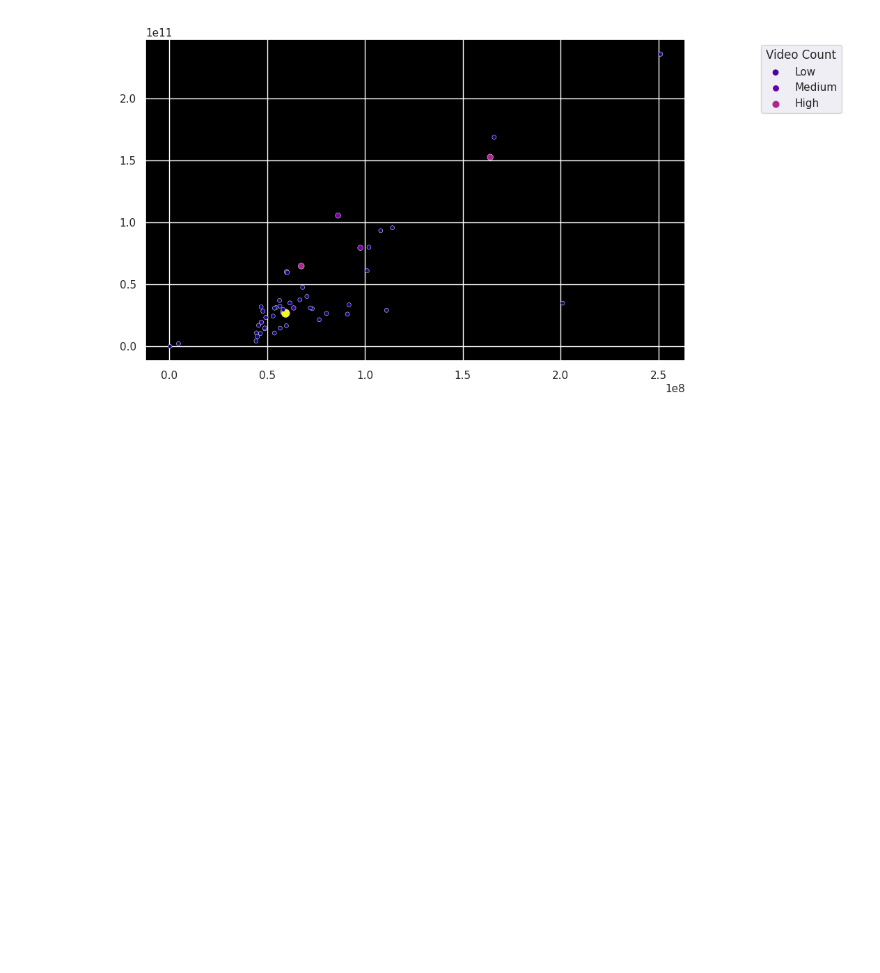
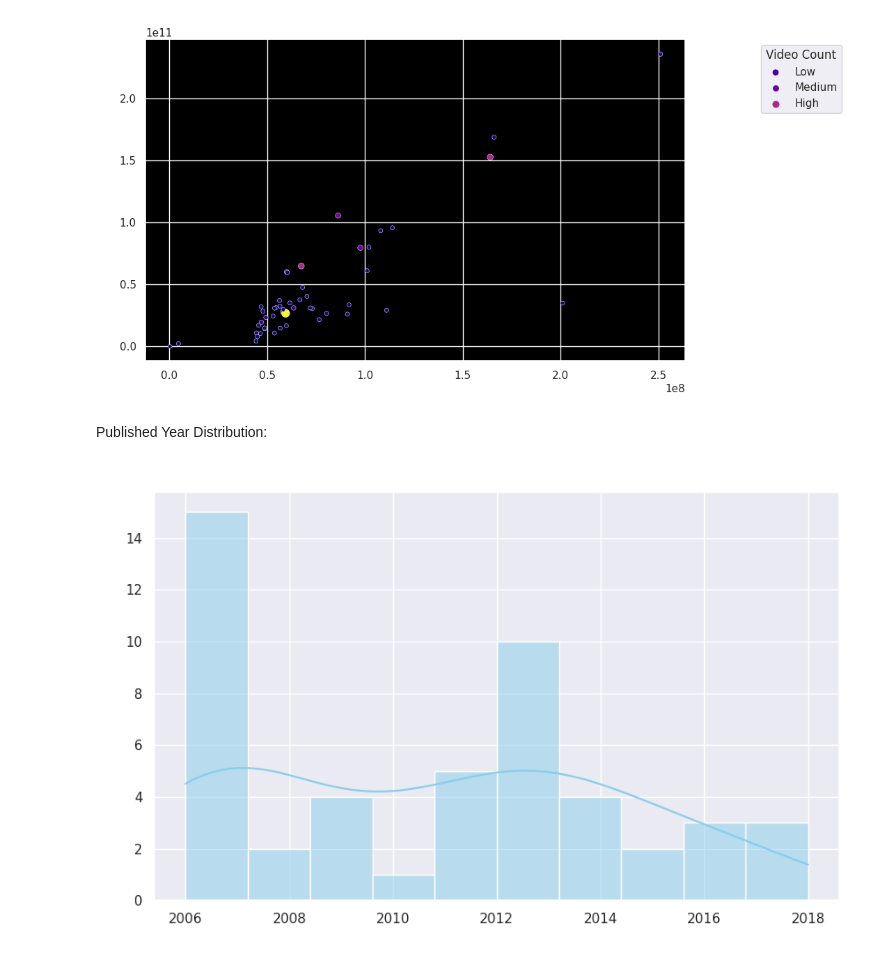
Before and after one commit to DeeeTeeee/YouTubeAPI, a Jupyter notebook: YT_channels.ipynb, the cells around one changed output. Saved outputs shown, nothing was run; the diff lists cells and outputs as text; code cells hidden in the pictures; blank space fills up the shorter version.

```diff
--- a/YT_channels.ipynb
+++ b/YT_channels.ipynb
@@ -214,3 +214,21 @@ plot.set_facecolor('black')
 plt.show()
 # %% [output]
 [figure]
+# %% [markdown]
+Published Year Distribution:
+# %%
+
+
+# Extract the year from the "published" column
+top_yt50['Published_Year'] = pd.to_datetime(top_yt50['published']).dt.year
+
+# Create a histogram of the published years
+plt.figure(figsize=(10, 6))
+sns.set(style="darkgrid")
+sns.histplot(data=top_yt50, x="Published_Year", bins=10, kde=True, color='skyblue')
+plt.title("Published Year Distribution", color='white')
+plt.xlabel("Year", color='white')
+plt.ylabel("Count", color='white')
+plt.show()
+# %% [output]
+[figure, added]
```
Also changed, not shown: parts of 8 cells of this notebook.
